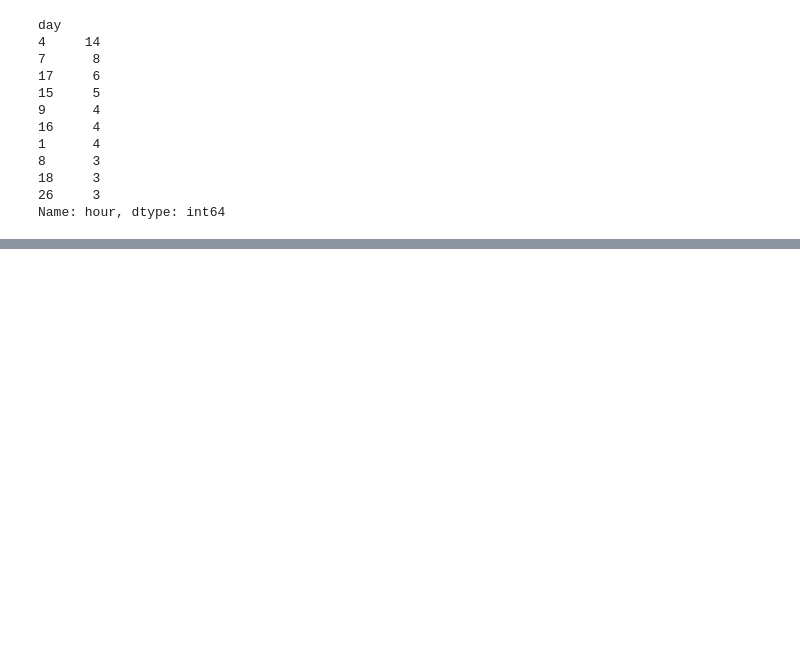
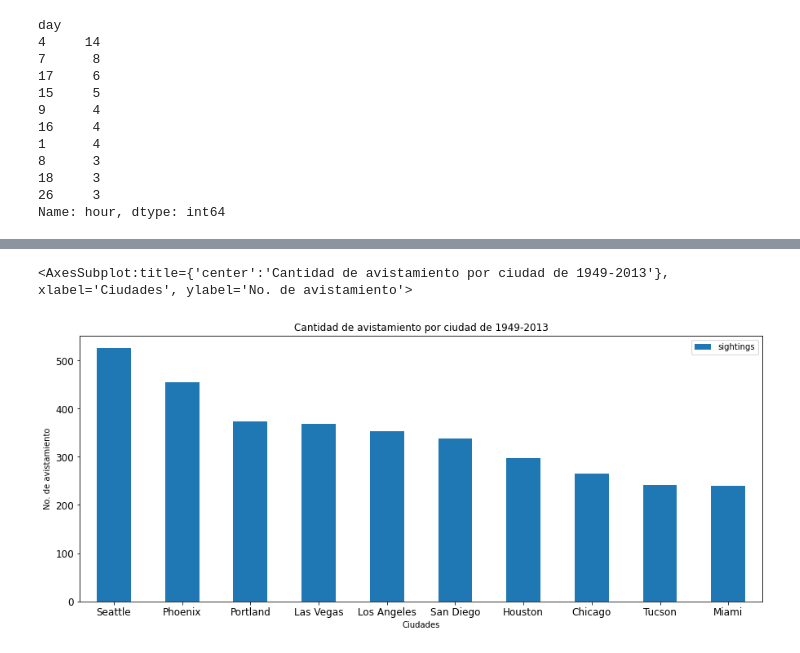
Before and after one commit to DemetrioCN/dataScientist, a Jupyter notebook: The-X-files-problem.ipynb, the cells around one changed output, grey strips where cells are left out. Drawn from its saved outputs; the diff is of its cells as text; code cells hidden in the pictures; blank space fills up the shorter version.

Commit message:
Creat bar chart for The X problem

```diff
--- a/The-X-files-problem.ipynb
+++ b/The-X-files-problem.ipynb
@@ -820,0 +821,5 @@ Lo único que nos interesa al final, son los valores máximos, ya que ellos, nos
+# %%
+results = {
+    'city' : ['Seattle', 'Phoenix', 'Portland', 'Las Vegas', 'Los Angeles', 'San Diego', 'Houston', 'Chicago', 'Tucson', 'Miami'],
+    'sightings' : [525, 454, 374, 368, 353, 338, 297, 265, 241, 239]
+}
@@ -820,0 +829,3 @@ Lo único que nos interesa al final, son los valores máximos, ya que ellos, nos
+# %%
+df_results = pd.DataFrame(results)
+df_results
@@ -820,0 +844,6 @@ Lo único que nos interesa al final, son los valores máximos, ya que ellos, nos
+# %%
+df_results.plot.bar(x='city', y='sightings',xlabel="Ciudades",ylabel="No. de avistamiento",
+                    rot=0,figsize=(15,6),title='Cantidad de avistamiento por ciudad de 1949-2013',fontsize='large')
+# %% [output]
+<AxesSubplot:title={'center':'Cantidad de avistamiento por ciudad de 1949-2013'}, xlabel='Ciudades', ylabel='No. de avistamiento'>
+[figure, added]
```
Also changed, not shown: parts of 14 cells of this notebook.
